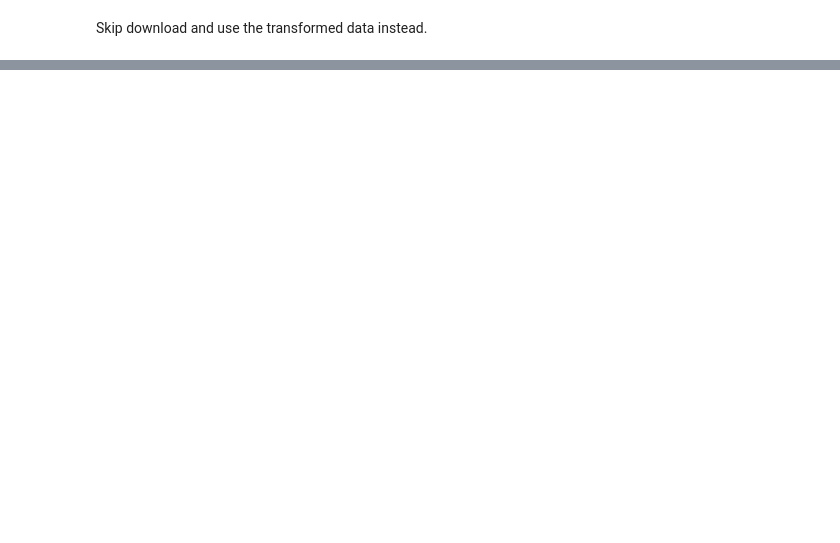
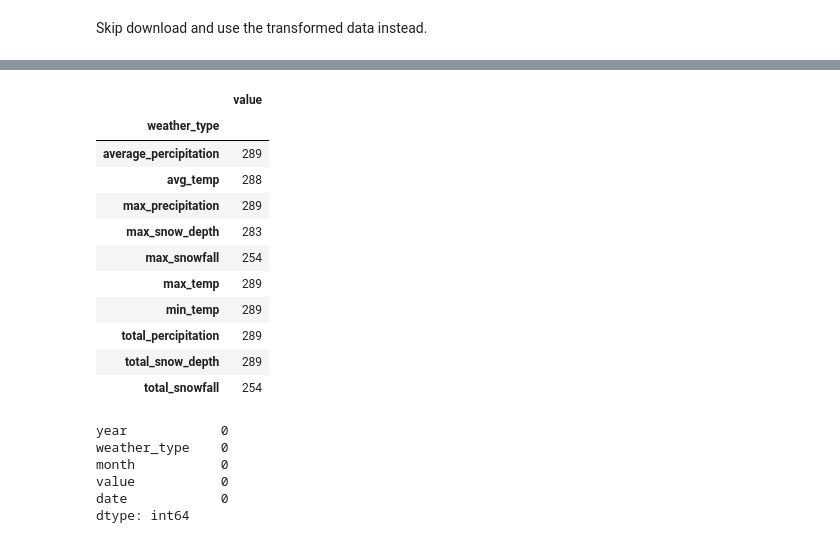
Before and after one commit to paulr28/Msc_Capstone, a Jupyter notebook: Data_Collection.ipynb, the cells around one changed output, grey strips where cells are left out. Saved outputs shown, nothing was run; the diff lists cells and outputs as text; code cells hidden in the pictures; blank space fills up the shorter version.

```diff
--- a/Data_Collection.ipynb
+++ b/Data_Collection.ipynb
@@ -322,0 +645,16 @@ volume_count_small.describe(include="all")
+# %%
+# Show the number of null values in the value column grouped by the weather_type column
+weather.groupby("weather_type").agg({"value": "count"})
+# %% [output]
+|  | value |
+| weather_type |  |
+| average_percipitation | 289 |
+| avg_temp | 288 |
+| max_precipitation | 289 |
+| max_snow_depth | 283 |
+| max_snowfall | 254 |
+| max_temp | 289 |
+| min_temp | 289 |
+| total_percipitation | 289 |
+| total_snow_depth | 289 |
+| total_snowfall | 254 |
@@ -322,0 +679,13 @@ volume_count_small.describe(include="all")
+# %%
+# Fill in null values with interpolation
+weather["value"] = weather.groupby("weather_type")["value"].transform(lambda x: x.interpolate())
+
+# Check if there are any remaining null values
+weather.isnull().sum()
+# %% [output]
+year            0
+weather_type    0
+month           0
+value           0
+date            0
+dtype: int64
```
Also changed, not shown: parts of 116 cells of this notebook, 1 other file.
